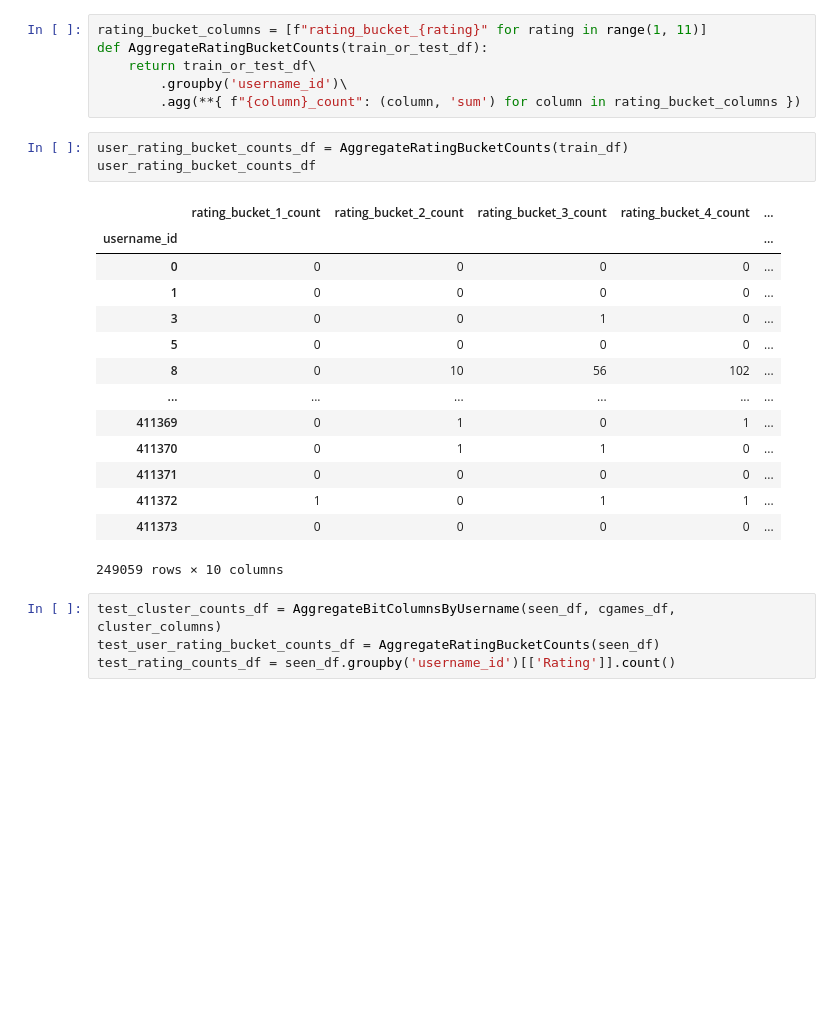
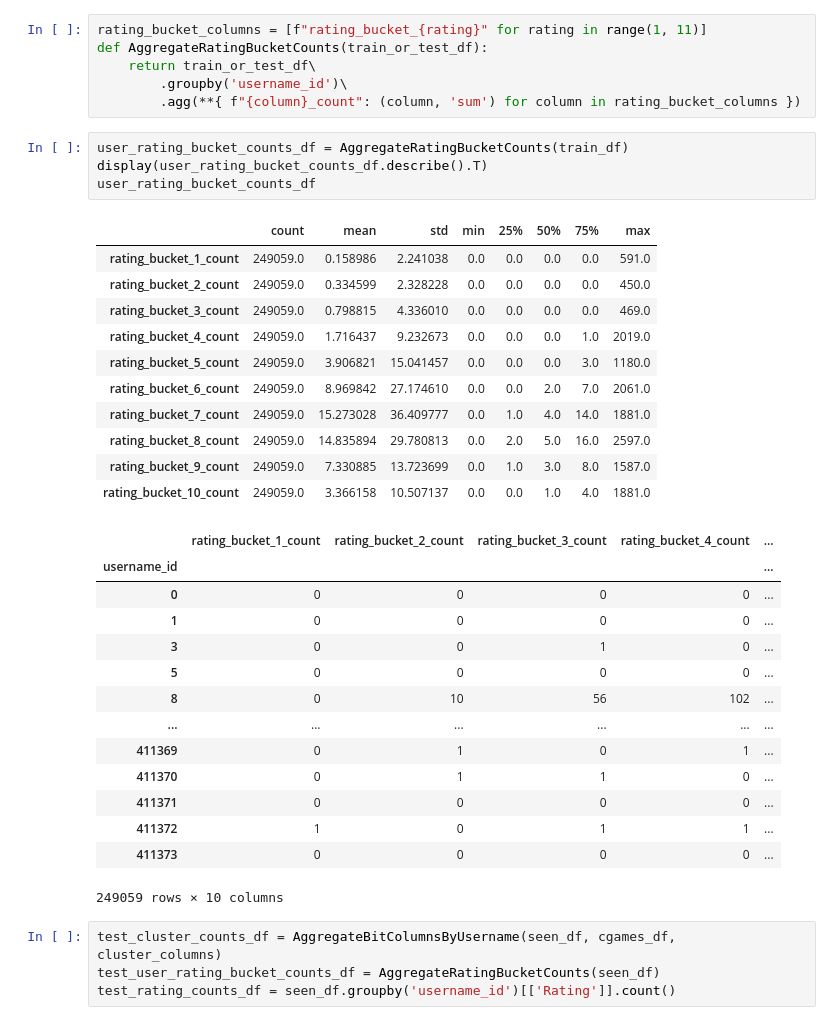
Before and after one commit to jmfb/csc6711-project5, a Jupyter notebook: Project5.ipynb, the cells around one changed output. Cells and saved outputs as stored; diff of their text form; blank space fills up the shorter version.

```diff
--- a/Project5.ipynb
+++ b/Project5.ipynb
@@ -442,21 +462,33 @@ def AggregateRatingBucketCounts(train_or_test_df):
         .agg(**{ f"{column}_count": (column, 'sum') for column in rating_bucket_columns })
 # %%
 user_rating_bucket_counts_df = AggregateRatingBucketCounts(train_df)
+display(user_rating_bucket_counts_df.describe().T)
 user_rating_bucket_counts_df
 # %% [output]
-|  | rating_bucket_1_count | rating_bucket_2_count | rating_bucket_3_count | rating_bucket_4_count | ... |
-| username_id |  |  |  |  | ... |
-| 0 | 0 | 0 | 0 | 0 | ... |
-| 1 | 0 | 0 | 0 | 0 | ... |
-| 3 | 0 | 0 | 1 | 0 | ... |
-| 5 | 0 | 0 | 0 | 0 | ... |
-| 8 | 0 | 10 | 56 | 102 | ... |
-| ... | ... | ... | ... | ... | ... |
-| 411369 | 0 | 1 | 0 | 1 | ... |
-| 411370 | 0 | 1 | 1 | 0 | ... |
-| 411371 | 0 | 0 | 0 | 0 | ... |
-| 411372 | 1 | 0 | 1 | 1 | ... |
-| 411373 | 0 | 0 | 0 | 0 | ... |
+|  | count | mean | std | min | 25% | 50% | 75% | max |
+| rating_bucket_1_count | 249059.0 | 0.158986 | 2.241038 | 0.0 | 0.0 | 0.0 | 0.0 | 591.0 |
+| rating_bucket_2_count | 249059.0 | 0.334599 | 2.328228 | 0.0 | 0.0 | 0.0 | 0.0 | 450.0 |
+| rating_bucket_3_count | 249059.0 | 0.798815 | 4.336010 | 0.0 | 0.0 | 0.0 | 0.0 | 469.0 |
+| rating_bucket_4_count | 249059.0 | 1.716437 | 9.232673 | 0.0 | 0.0 | 0.0 | 1.0 | 2019.0 |
+| rating_bucket_5_count | 249059.0 | 3.906821 | 15.041457 | 0.0 | 0.0 | 0.0 | 3.0 | 1180.0 |
+| rating_bucket_6_count | 249059.0 | 8.969842 | 27.174610 | 0.0 | 0.0 | 2.0 | 7.0 | 2061.0 |
+| rating_bucket_7_count | 249059.0 | 15.273028 | 36.409777 | 0.0 | 1.0 | 4.0 | 14.0 | 1881.0 |
+| rating_bucket_8_count | 249059.0 | 14.835894 | 29.780813 | 0.0 | 2.0 | 5.0 | 16.0 | 2597.0 |
+| rating_bucket_9_count | 249059.0 | 7.330885 | 13.723699 | 0.0 | 1.0 | 3.0 | 8.0 | 1587.0 |
+| rating_bucket_10_count | 249059.0 | 3.366158 | 10.507137 | 0.0 | 0.0 | 1.0 | 4.0 | 1881.0 |
+|  | rating_bucket_1_count | rating_bucket_2_count | rating_bucket_3_count | rating_bucket_4_count | ... |
+| username_id |  |  |  |  | ... |
+| 0 | 0 | 0 | 0 | 0 | ... |
+| 1 | 0 | 0 | 0 | 0 | ... |
+| 3 | 0 | 0 | 1 | 0 | ... |
+| 5 | 0 | 0 | 0 | 0 | ... |
+| 8 | 0 | 10 | 56 | 102 | ... |
+| ... | ... | ... | ... | ... | ... |
+| 411369 | 0 | 1 | 0 | 1 | ... |
+| 411370 | 0 | 1 | 1 | 0 | ... |
+| 411371 | 0 | 0 | 0 | 0 | ... |
+| 411372 | 1 | 0 | 1 | 1 | ... |
+| 411373 | 0 | 0 | 0 | 0 | ... |
 249059 rows × 10 columns
 # %%
 test_cluster_counts_df = AggregateBitColumnsByUsername(seen_df, cgames_df, cluster_columns)
```
Also changed, not shown: parts of 8 cells of this notebook.
